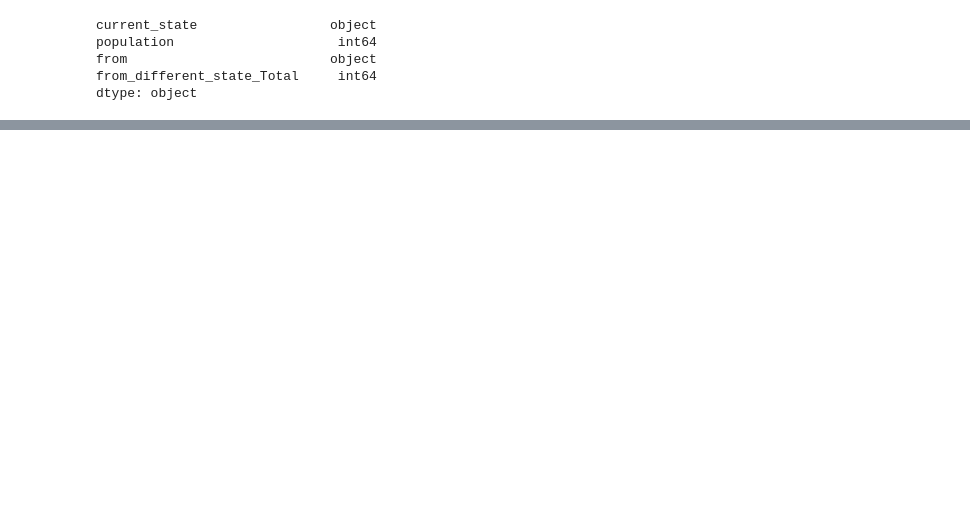
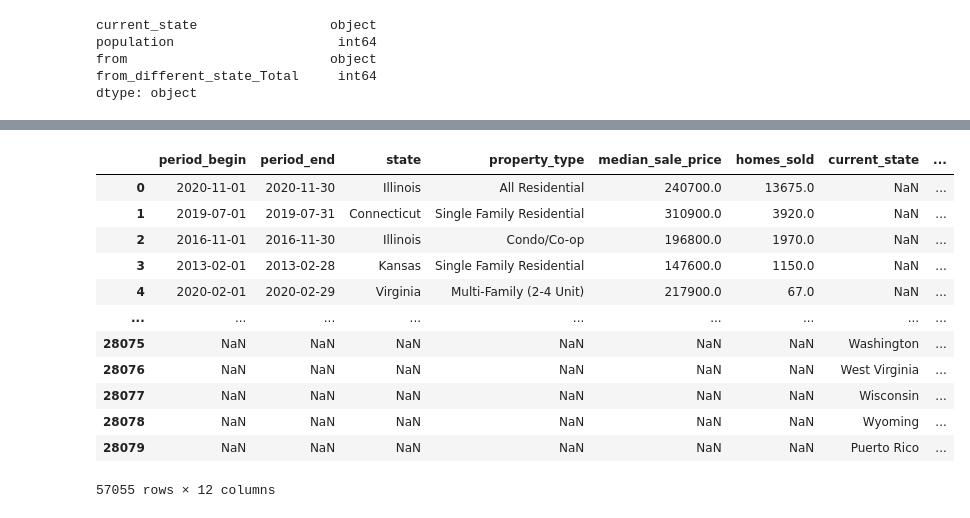
Before and after one commit to sarmstrong9/Group_Project_Real_Estate, a Jupyter notebook: cleaning_data.ipynb, the cells around one changed output, grey strips where cells are left out. Saved outputs shown, nothing was run; the diff lists cells and outputs as text; code cells hidden in the pictures; blank space fills up the shorter version.

```diff
--- a/cleaning_data.ipynb
+++ b/cleaning_data.ipynb
@@ -309,0 +328,17 @@ full_df
+# %%
+both_clean_df = pd.concat([clean_redFin, migration_df_clean])
+both_clean_df
+# %% [output]
+|  | period_begin | period_end | state | property_type | median_sale_price | homes_sold | current_state | ... |
+| 0 | 2020-11-01 | 2020-11-30 | Illinois | All Residential | 240700.0 | 13675.0 | NaN | ... |
+| 1 | 2019-07-01 | 2019-07-31 | Connecticut | Single Family Residential | 310900.0 | 3920.0 | NaN | ... |
+| 2 | 2016-11-01 | 2016-11-30 | Illinois | Condo/Co-op | 196800.0 | 1970.0 | NaN | ... |
+| 3 | 2013-02-01 | 2013-02-28 | Kansas | Single Family Residential | 147600.0 | 1150.0 | NaN | ... |
+| 4 | 2020-02-01 | 2020-02-29 | Virginia | Multi-Family (2-4 Unit) | 217900.0 | 67.0 | NaN | ... |
+| ... | ... | ... | ... | ... | ... | ... | ... | ... |
+| 28075 | NaN | NaN | NaN | NaN | NaN | NaN | Washington | ... |
+| 28076 | NaN | NaN | NaN | NaN | NaN | NaN | West Virginia | ... |
+| 28077 | NaN | NaN | NaN | NaN | NaN | NaN | Wisconsin | ... |
+| 28078 | NaN | NaN | NaN | NaN | NaN | NaN | Wyoming | ... |
+| 28079 | NaN | NaN | NaN | NaN | NaN | NaN | Puerto Rico | ... |
+57055 rows × 12 columns
```
Also changed, not shown: parts of 9 cells of this notebook.
